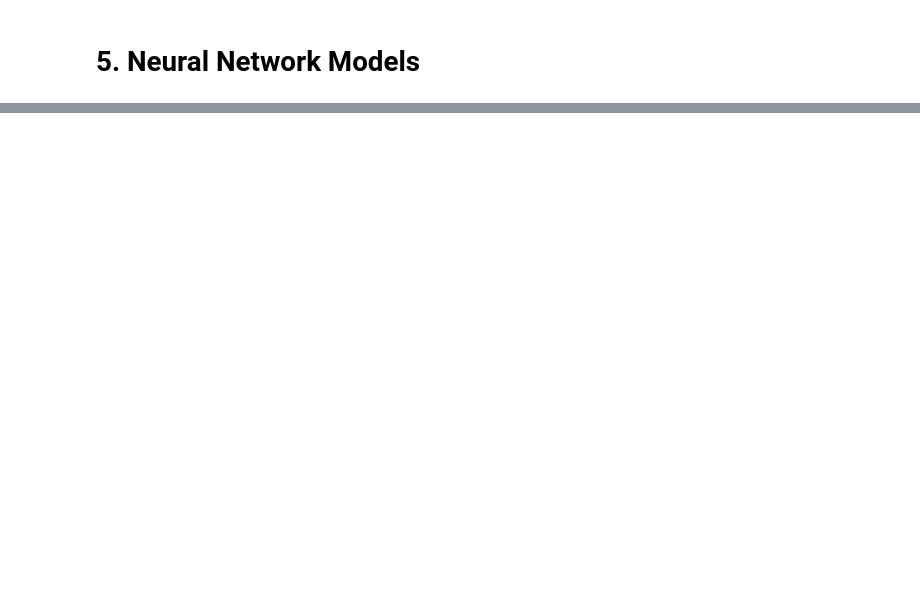
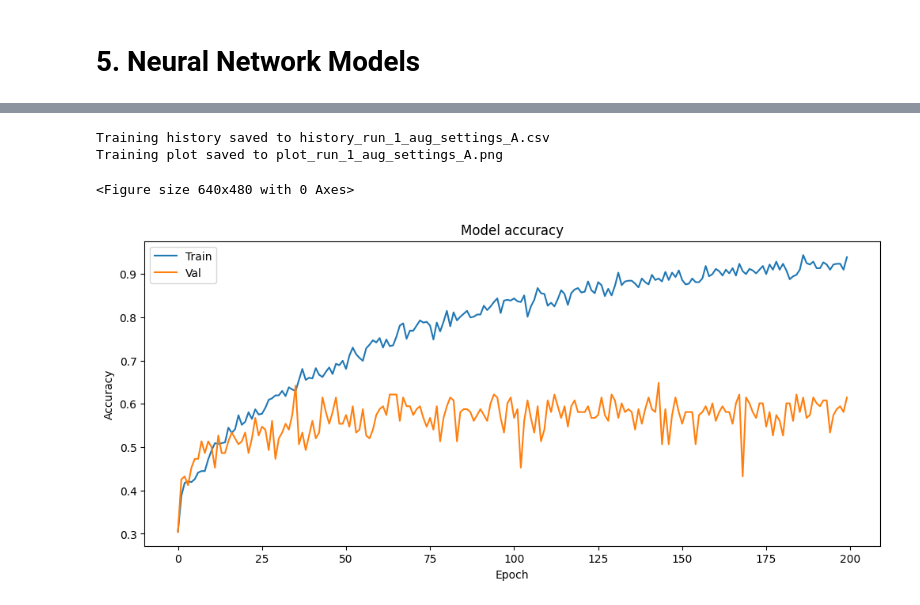
Before and after one commit to xandga/DeepLearning2425, a Jupyter notebook: 2. Phylum Arthropoda.ipynb, the cells around one changed output, grey strips where cells are left out. Cells and saved outputs as stored; diff of their text form; code cells hidden in the pictures; blank space fills up the shorter version.

Commit message:
implemented modeling iteration 1

```diff
--- a/2. Phylum Arthropoda.ipynb
+++ b/2. Phylum Arthropoda.ipynb
@@ -66,6 +79,6 @@ arthropoda_test.head(3)
 #Define some stuff
 num_classes = arthropoda_train['family'].nunique() #number of classes = number of families
 batch_size = 64
-input_shape = (596, 596, 3)
-image_size = (596, 596)
+input_shape = (224, 224, 3)
+image_size = (224, 224)
 value_range = (0.0, 1.0)
@@ -117,0 +242,11 @@ NameError: name 'models' is not defined
+# %%
+#Compile the model
+model.compile(optimizer=optimizers.RMSprop(learning_rate=1e-4),
+              loss='sparse_categorical_crossentropy',
+              metrics=['accuracy'])
+# %%
+#Train the model
+history = model.fit(train, epochs=200, validation_data=val, verbose=1)
+
+#Save the model
+model.save('model2.h5') # Save the model
@@ -117,0 +298,26 @@ NameError: name 'models' is not defined
+# %%
+# Save the history object
+history_df = pd.DataFrame(history.history)
+history_filename = 'history_run_1_aug_settings_A.csv' # Match naming convention
+history_df.to_csv(history_filename, index=False)
+print(f"Training history saved to {history_filename}")
+
+# Optional: Save a plot of the training history immediately
+
+plot_filename = 'plot_run_1_aug_settings_A.png' # Match naming convention
+plt.savefig(plot_filename)
+print(f"Training plot saved to {plot_filename}")
+
+plt.figure(figsize=(12, 5))
+plt.plot(history.history['accuracy'])
+plt.plot(history.history['val_accuracy'])
+plt.title('Model accuracy')
+plt.ylabel('Accuracy')
+plt.xlabel('Epoch')
+plt.legend(['Train', 'Val'])
+plt.show()
+# %% [output]
+Training history saved to history_run_1_aug_settings_A.csv
+Training plot saved to plot_run_1_aug_settings_A.png
+<Figure size 640x480 with 0 Axes>
+[figure, added]
```
Also changed, not shown: parts of 15 cells of this notebook.
